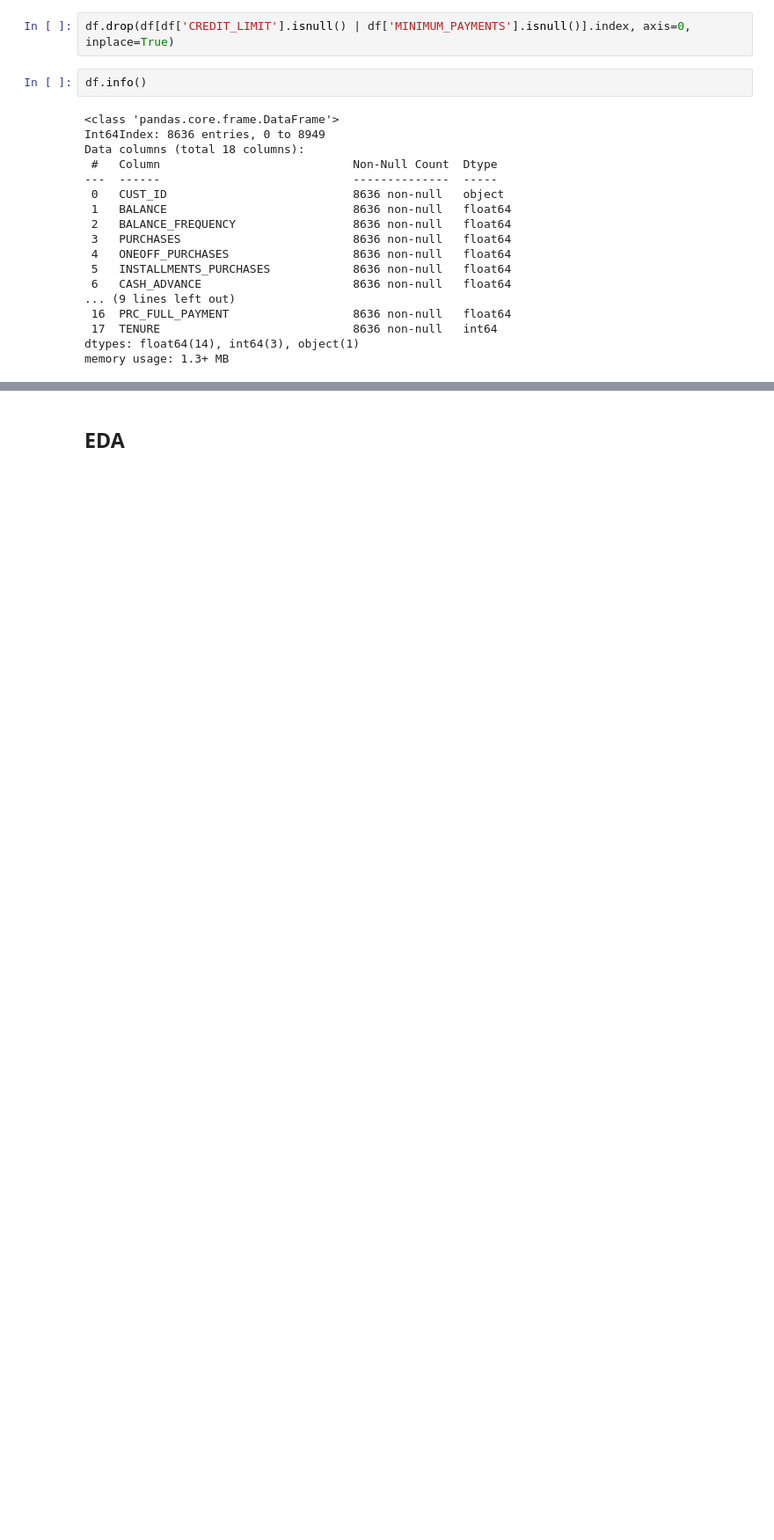
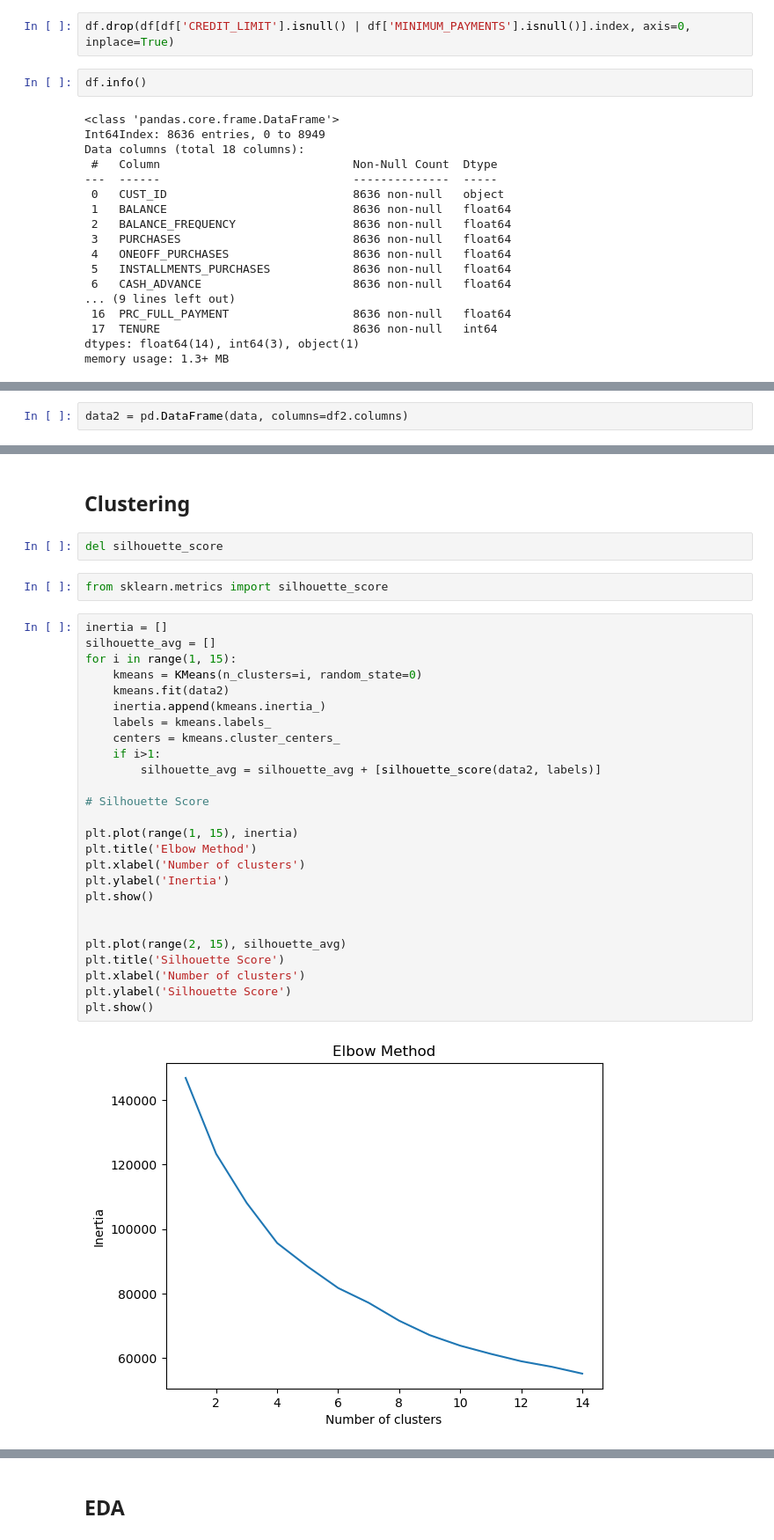
Before and after one commit to leningschulich/schulich_data_science, a Jupyter notebook: mban 6120/a2.ipynb, the cells around one changed output, grey strips where cells are left out. Shown at 88% size. Saved outputs shown, nothing was run; the diff lists cells and outputs as text; blank space fills up the shorter version.

```diff
--- a/mban 6120/a2.ipynb
+++ b/mban 6120/a2.ipynb
@@ -84,0 +129,2 @@ df.describe(include='all')
+# %%
+data2 = pd.DataFrame(data, columns=df2.columns)
@@ -84,0 +140,34 @@ df.describe(include='all')
+# %% [markdown]
+## Clustering
+# %%
+del silhouette_score
+# %%
+from sklearn.metrics import silhouette_score
+# %%
+inertia = []
+silhouette_avg = []
+for i in range(1, 15):
+    kmeans = KMeans(n_clusters=i, random_state=0)
+    kmeans.fit(data2)
+    inertia.append(kmeans.inertia_)
+    labels = kmeans.labels_
+    centers = kmeans.cluster_centers_
+    if i>1:
+        silhouette_avg = silhouette_avg + [silhouette_score(data2, labels)]
+
+# Silhouette Score
+
+plt.plot(range(1, 15), inertia)
+plt.title('Elbow Method')
+plt.xlabel('Number of clusters')
+plt.ylabel('Inertia')
+plt.show()
+
+
+plt.plot(range(2, 15), silhouette_avg)
+plt.title('Silhouette Score')
+plt.xlabel('Number of clusters')
+plt.ylabel('Silhouette Score')
+plt.show()
+# %% [output]
+[figure, added]
```
Also changed, not shown: parts of 36 cells of this notebook.
